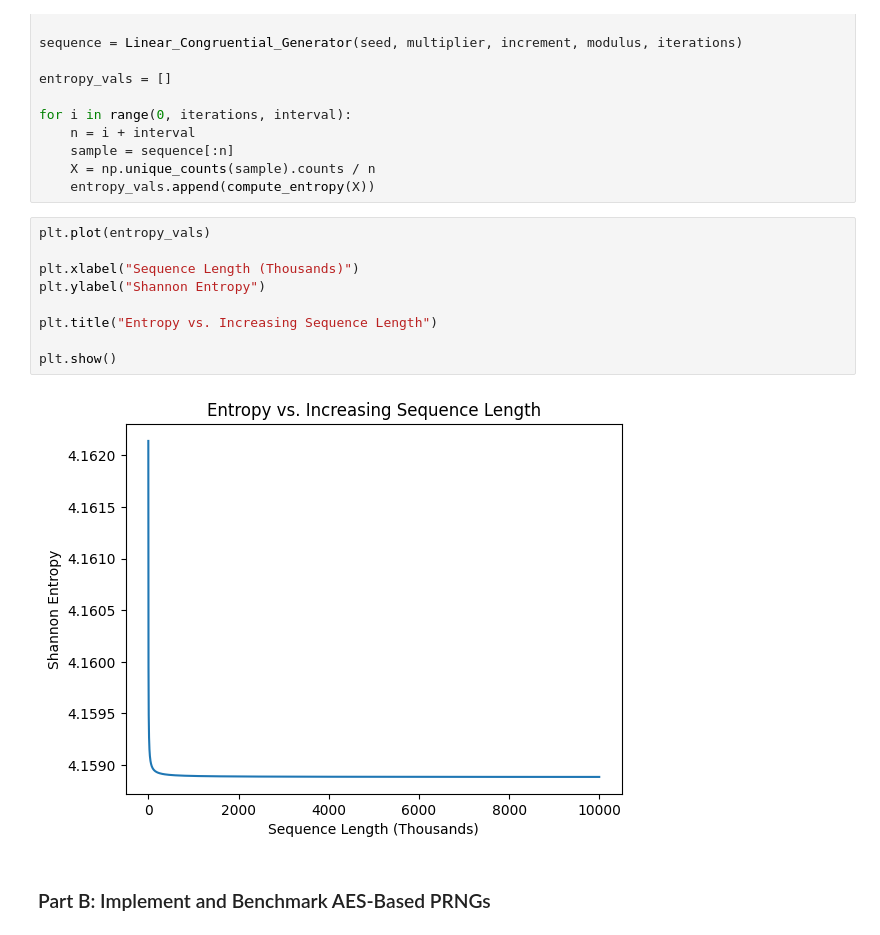
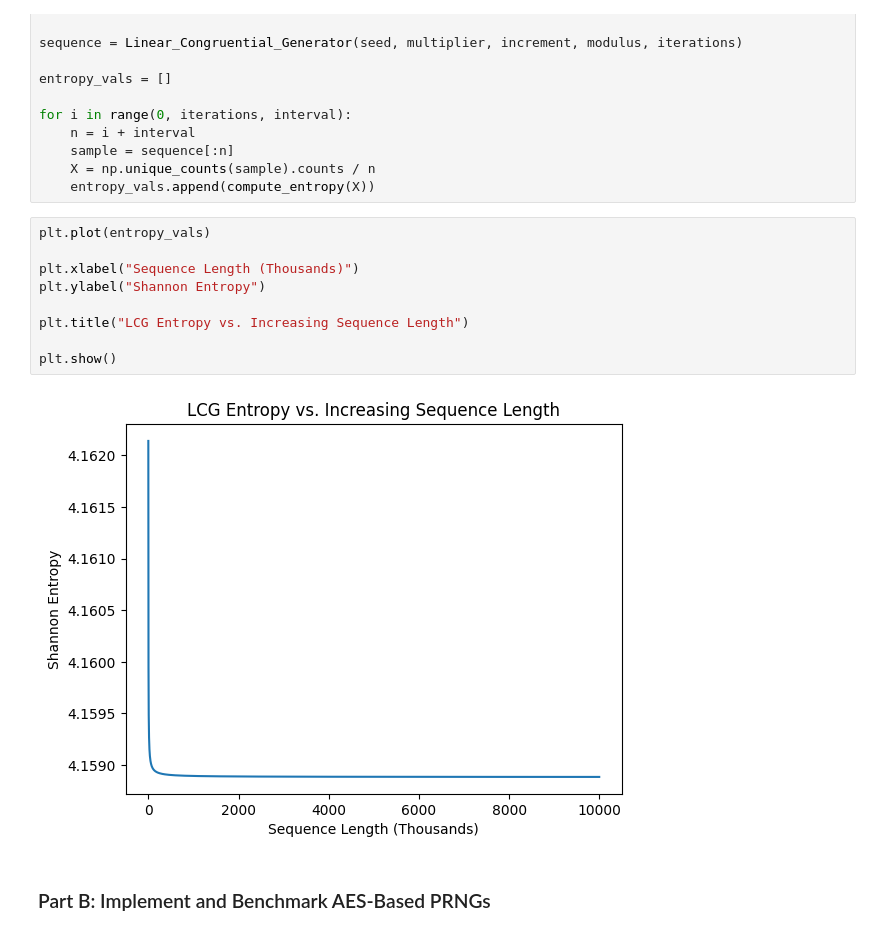
Before and after one commit to Kaya-Kaya/CMU-x-IDQuantique-Challenge, a Jupyter notebook: Task_1.ipynb, the cells around one changed output. Saved outputs shown, nothing was run; the diff lists cells and outputs as text.

```diff
--- a/Task_1.ipynb
+++ b/Task_1.ipynb
@@ -126,14 +126,14 @@ for i in range(0, iterations, interval):
 # %%
 plt.plot(entropy_vals)
 
 plt.xlabel("Sequence Length (Thousands)")
 plt.ylabel("Shannon Entropy")
 
-plt.title("Entropy vs. Increasing Sequence Length")
+plt.title("LCG Entropy vs. Increasing Sequence Length")
 
 plt.show()
 # %% [output]
-[figure, old version]
+[figure, new version]
 # %% [markdown]
 ### Part B: Implement and Benchmark AES-Based PRNGs
 # %%
```
Also changed, not shown: parts of 7 cells of this notebook.
